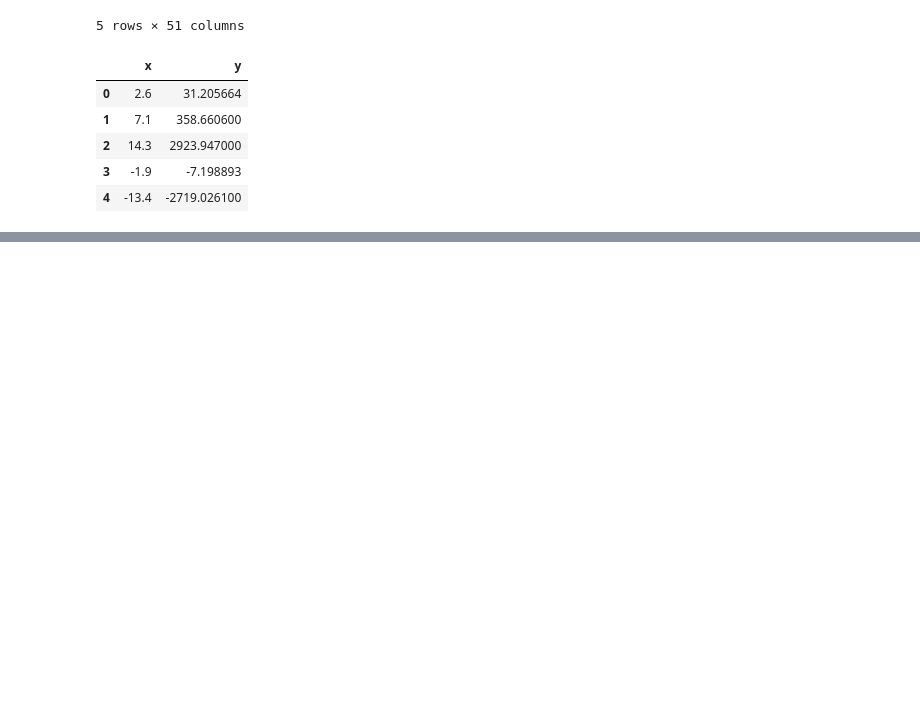
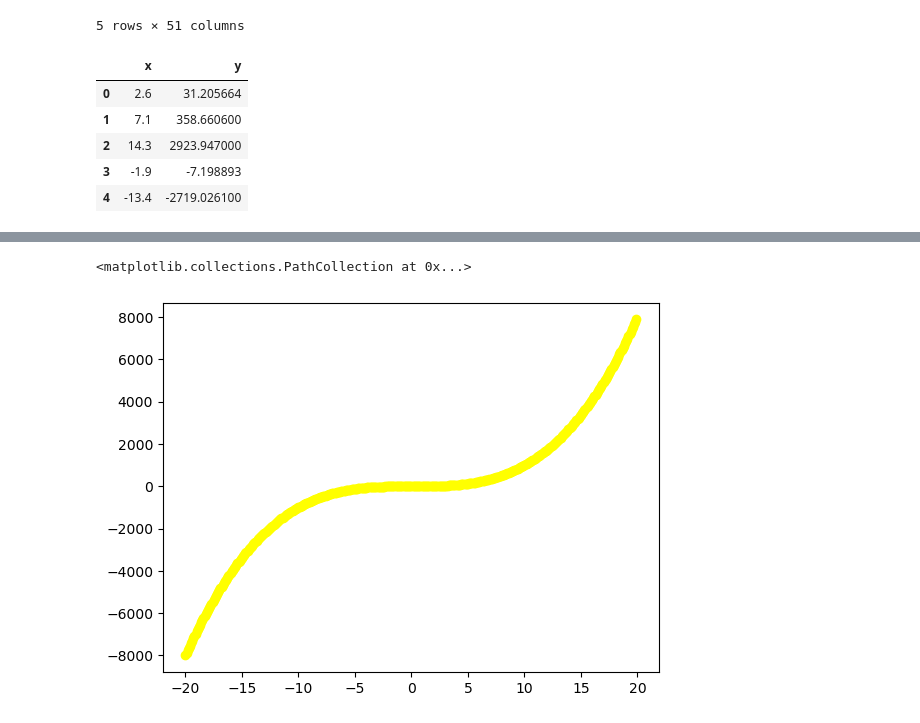
Before and after one commit to samyak9anand/Demo_assignment, a Jupyter notebook: main.ipynb, the cells around one changed output, grey strips where cells are left out. Drawn from its saved outputs; the diff is of its cells as text; code cells hidden in the pictures; blank space fills up the shorter version.

```diff
--- a/main.ipynb
+++ b/main.ipynb
@@ -48,0 +70,5 @@ test_data_set.head()
+# %%
+plt.scatter(x_train,y3_train,color='yellow')
+# %% [output]
+<matplotlib.collections.PathCollection at 0x...>
+[figure, added]
```
Also changed, not shown: parts of 7 cells of this notebook.
